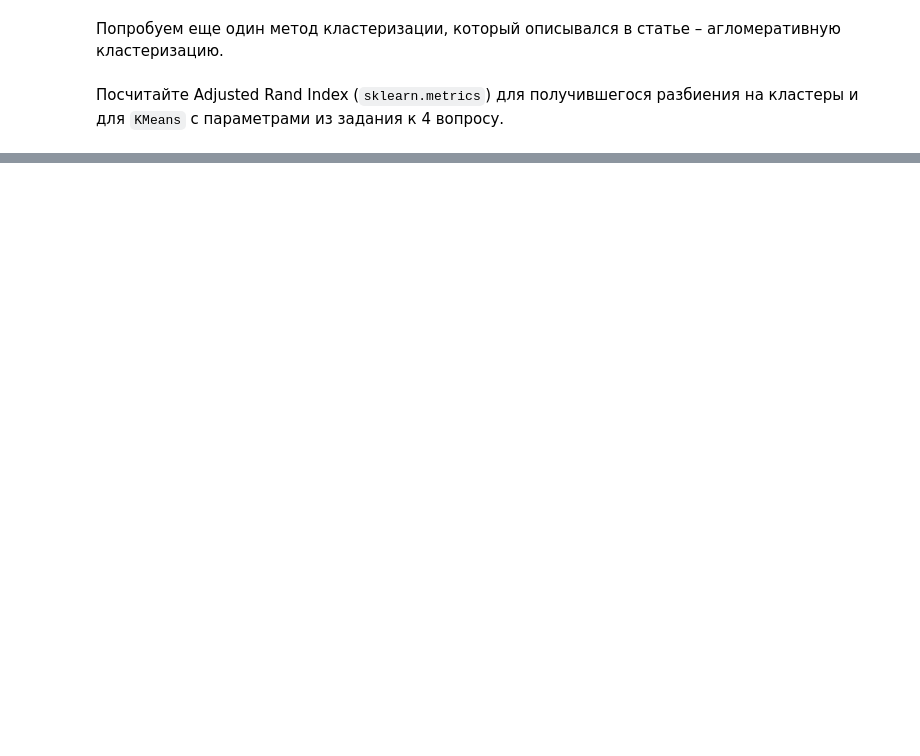
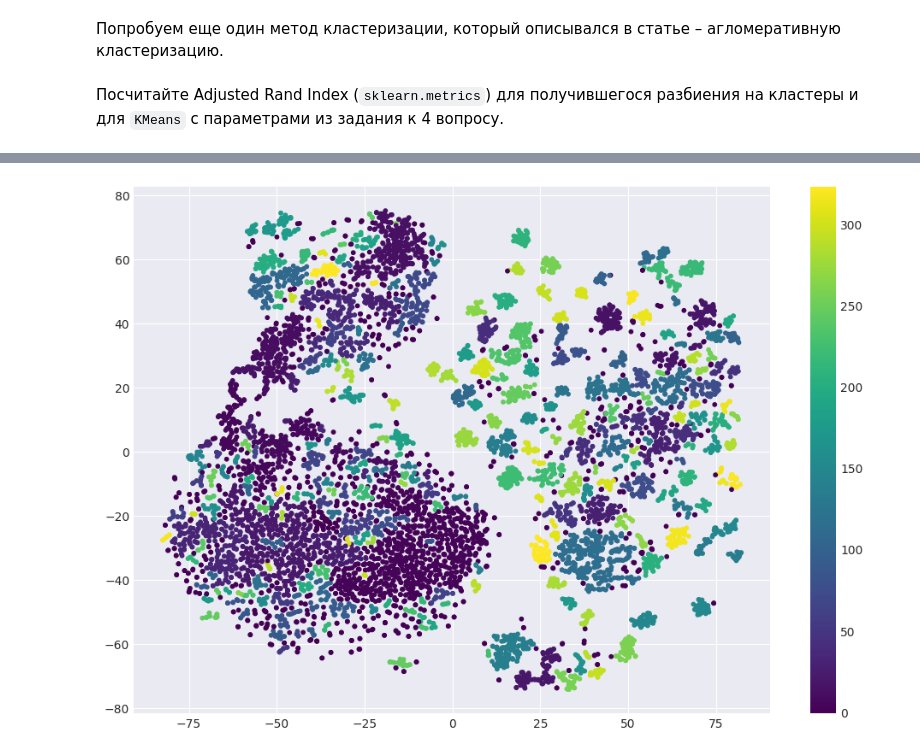
Before and after one commit to zggff/mai_ml, a Jupyter notebook: hw3.ipynb, the cells around one changed output, grey strips where cells are left out. Cells and saved outputs as stored; diff of their text form; code cells hidden in the pictures; blank space fills up the shorter version.

```diff
--- a/hw3.ipynb
+++ b/hw3.ipynb
@@ -446,0 +470,10 @@ tab
+# %%
+dbscan = DBSCAN(eps=1.5)
+labels_db = dbscan.fit_predict(X_tsne)
+
+plt.figure(figsize=(12, 8))
+plt.scatter(X_tsne[:, 0], X_tsne[:, 1], c=labels_db, s=10, cmap='viridis')
+plt.colorbar()
+plt.show()
+# %% [output]
+[figure, added]
```
Also changed, not shown: parts of 44 cells of this notebook, 1 other file.
